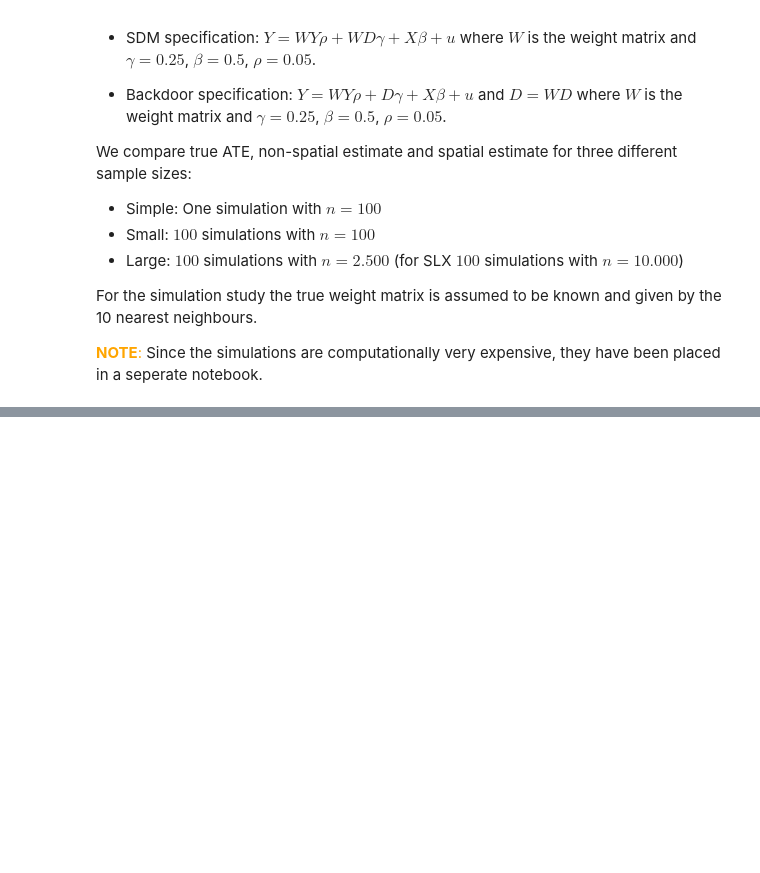
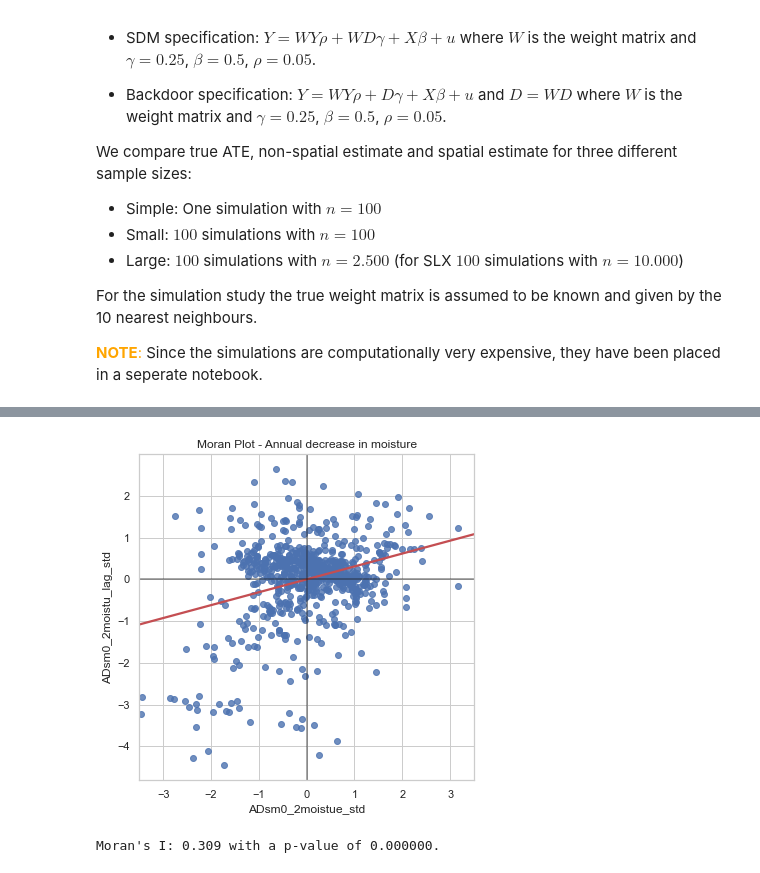
Before and after one commit to pcschreiber1/Henderson_2017_Replication, a Jupyter notebook: Replication notebook.ipynb, the cells around one changed output, grey strips where cells are left out. Cells and saved outputs as stored; diff of their text form; code cells hidden in the pictures; blank space fills up the shorter version.

Commit message:
Fixing CI: included up to spatial reg

```diff
--- a/Replication notebook.ipynb
+++ b/Replication notebook.ipynb
@@ -613,0 +614,36 @@ Now, with this preliminary evidence of spatial patterns, we would like to formal
+# %%
+#------------------------
+#--- Moran's I ----------
+#------------------------
+regiondata, _ = get_spatialdata()
+
+w = lp.weights.KNN.from_dataframe(regiondata, k=8) #k nearest neighbour weights
+w.tranform = "R" #row-standardization
+regiondata['ADsm0_2moistu_lag'] = lp.weights.spatial_lag.lag_spatial(w, regiondata['ADsm0_2moistu']) #create a lag of the variable
+
+#standardize the original variable and the lag
+regiondata['ADsm0_2moistue_std'] = ( regiondata['ADsm0_2moistu'] - regiondata['ADsm0_2moistu'].mean() )\
+                    / regiondata['ADsm0_2moistu'].std()
+regiondata['ADsm0_2moistu_lag_std'] = ( regiondata['ADsm0_2moistu_lag'] - regiondata['ADsm0_2moistu_lag'].mean() )\
+                    / regiondata['ADsm0_2moistu_lag'].std()
+
+
+sns.set_theme(style='whitegrid')
+
+f, ax = plt.subplots(1, figsize=(6, 6))
+sns.regplot(x='ADsm0_2moistue_std', y='ADsm0_2moistu_lag_std', ci=None, data=regiondata, line_kws={'color':'r'})
+ax.axvline(0, c='k', alpha=0.5)
+ax.axhline(0, c='k', alpha=0.5)
+ax.set_title('Moran Plot - Annual decrease in moisture')
+ax.xlabel=("ADsm0_2moistue")
+ax.ylabel=("ADsm0_2moistue_lag")
+plt.xlim(-3.5, 3.5)
+plt.show()
+#get the Moran's I and its statistical significance
+stat = smf.ols(formula="ADsm0_2moistu_lag_std ~ ADsm0_2moistue_std", data=regiondata).fit()
+Moran = stat.params[1]
+p_value = stat.pvalues[1]
+print(f"Moran's I: {Moran:.3f} with a p-value of {p_value:f}.")
+# %% [output]
+[figure, added]
+Moran's I: 0.309 with a p-value of 0.000000.
```
Also changed, not shown: parts of 21 cells of this notebook.
